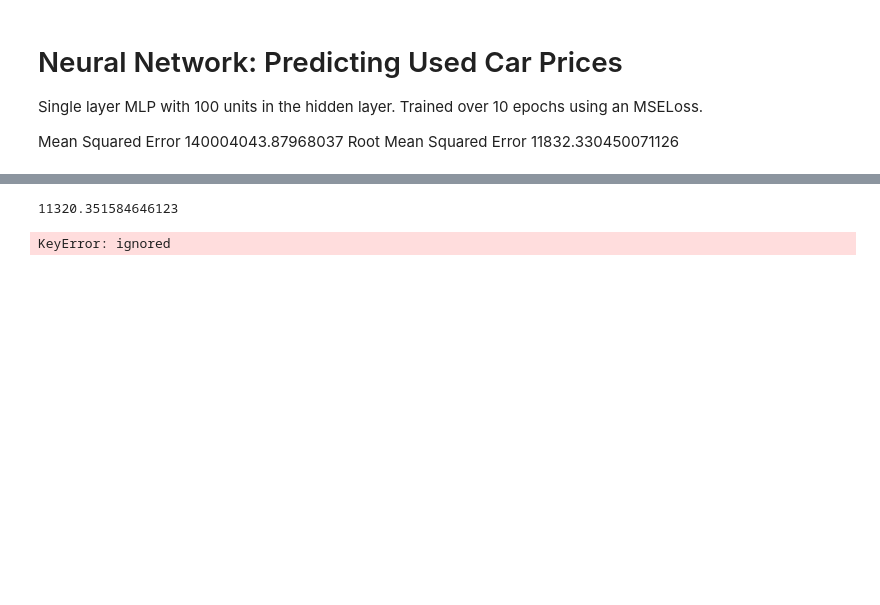
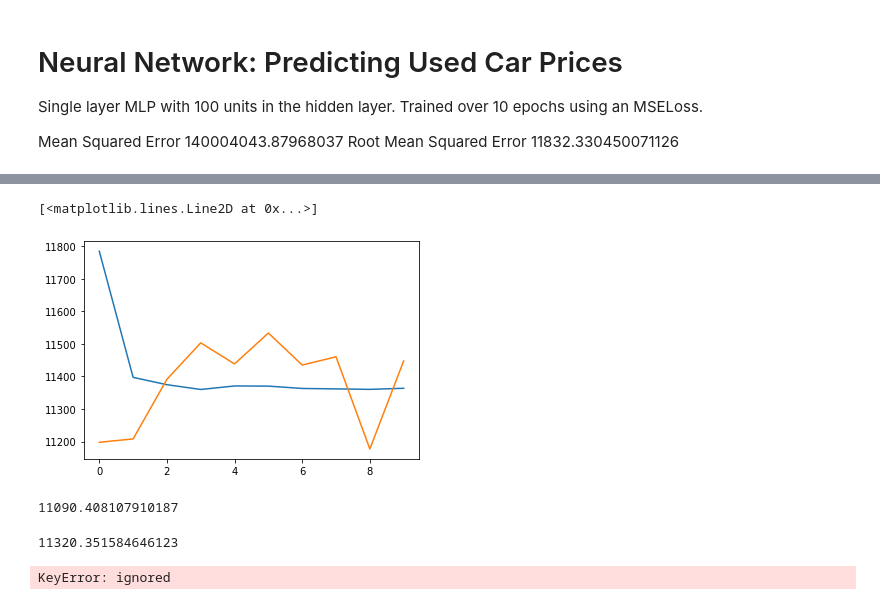
Before and after one commit to ixiaopan/GroupWork, a Jupyter notebook: DataMining/Matt_NeuralNet.ipynb, the cells around one changed output, grey strips where cells are left out. Drawn from its saved outputs; the diff is of its cells as text; code cells hidden in the pictures; blank space fills up the shorter version.

```diff
--- a/DataMining/Matt_NeuralNet.ipynb
+++ b/DataMining/Matt_NeuralNet.ipynb
@@ -134,9 +246,9 @@ model = CarsModel()
 loss_function = nn.MSELoss()
 optimiser = optim.Adam(model.parameters())
 
-trial = Trial(model, optimiser, loss_function, metrics=['loss','accuracy']).to('cuda:0')
+trial = Trial(model, optimiser, loss_function, metrics=['loss','accuracy'])
 trial.with_generators(train_loader, val_generator=val_loader)
-trial.run(epochs=1)
+history = trial.run(epochs=10)
 results = trial.evaluate(data_key=torchbearer.VALIDATION_DATA)
 print()
 print(results)
@@ -145,3 +268,13 @@ print(results)
+# %%
+plt.plot([history[i]["mse"]**0.5 for i in range(len(history))])
+plt.plot([history[i]["val_mse"]**0.5 for i in range(len(history))])
+# %% [output]
+[<matplotlib.lines.Line2D at 0x...>]
+[figure, added]
+# %%
+results["val_mse"]**0.5
+# %% [output]
+11090.408107910187
 # %%
 128150360.0 ** 0.5
 # %% [output]
```
Also changed, not shown: parts of 20 cells of this notebook.
